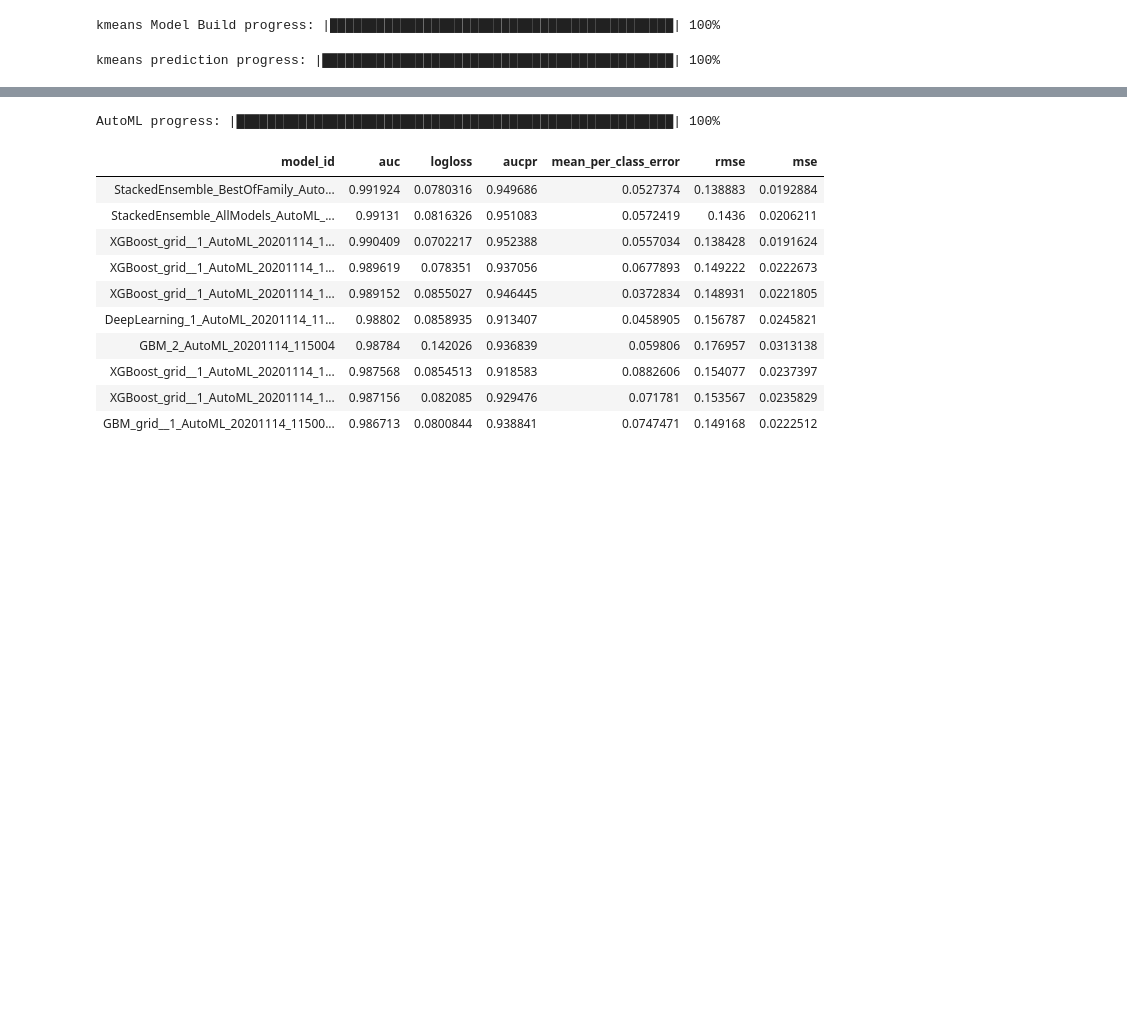
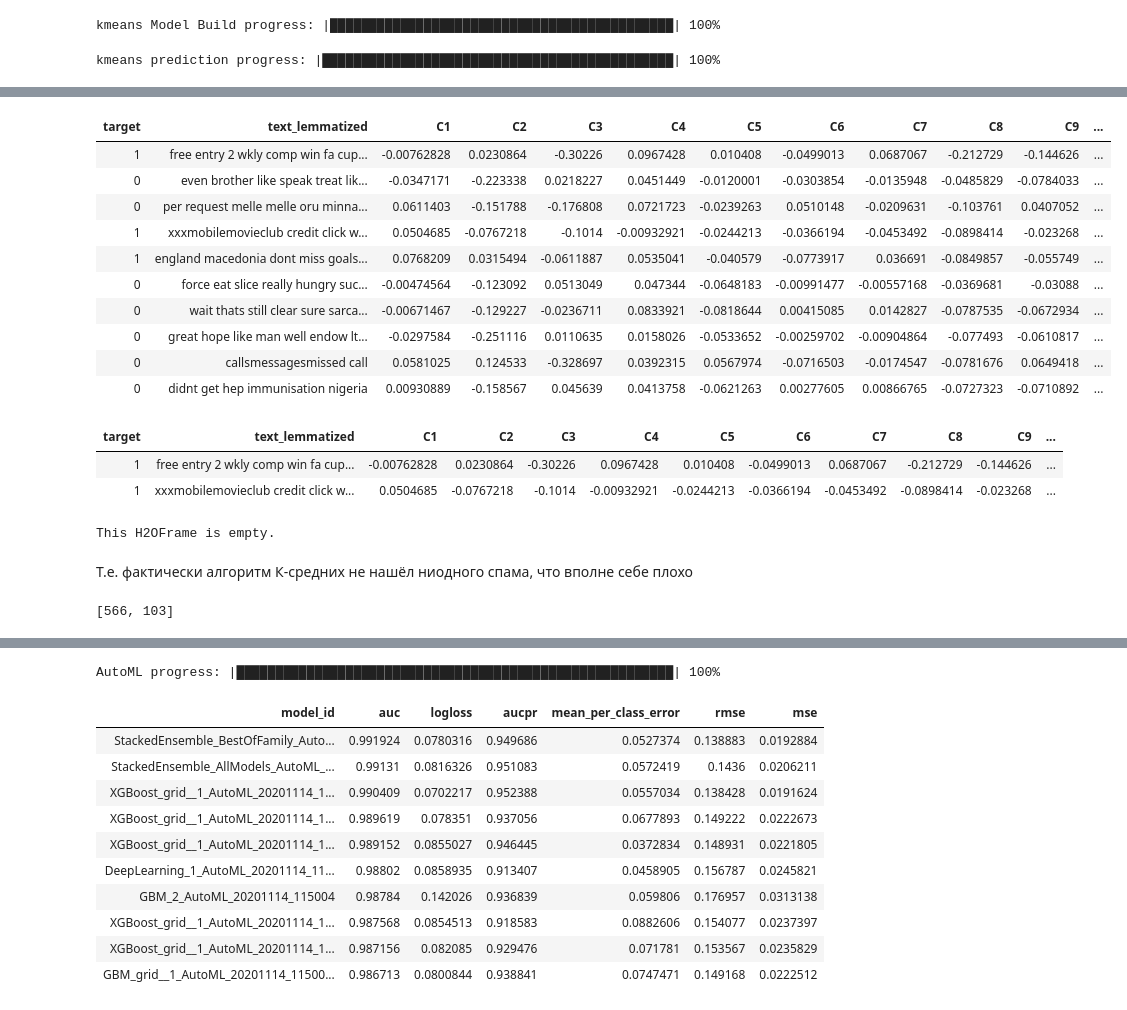
Before and after one commit to AlexAlexeyuk/AlexAlexeyuk, a Jupyter notebook: Alexeyuk_Spam_identification.ipynb, the cells around one changed output, grey strips where cells are left out. Drawn from its saved outputs; the diff is of its cells as text; code cells hidden in the pictures; blank space fills up the shorter version.

```diff
--- a/Alexeyuk_Spam_identification.ipynb
+++ b/Alexeyuk_Spam_identification.ipynb
@@ -694,2 +681,30 @@ pred
 # %%
 test['labels'] =  pred
+# %%
+test.head(10)
+# %% [output]
+| target | text_lemmatized | C1 | C2 | C3 | C4 | C5 | C6 | C7 | C8 | C9 | ... |
+| 1 | free entry 2 wkly comp win fa cup... | -0.00762828 | 0.0230864 | -0.30226 | 0.0967428 | 0.010408 | -0.0499013 | 0.0687067 | -0.212729 | -0.144626 | ... |
+| 0 | even brother like speak treat lik... | -0.0347171 | -0.223338 | 0.0218227 | 0.0451449 | -0.0120001 | -0.0303854 | -0.0135948 | -0.0485829 | -0.0784033 | ... |
+| 0 | per request melle melle oru minna... | 0.0611403 | -0.151788 | -0.176808 | 0.0721723 | -0.0239263 | 0.0510148 | -0.0209631 | -0.103761 | 0.0407052 | ... |
+| 1 | xxxmobilemovieclub credit click w... | 0.0504685 | -0.0767218 | -0.1014 | -0.00932921 | -0.0244213 | -0.0366194 | -0.0453492 | -0.0898414 | -0.023268 | ... |
+| 1 | england macedonia dont miss goals... | 0.0768209 | 0.0315494 | -0.0611887 | 0.0535041 | -0.040579 | -0.0773917 | 0.036691 | -0.0849857 | -0.055749 | ... |
+| 0 | force eat slice really hungry suc... | -0.00474564 | -0.123092 | 0.0513049 | 0.047344 | -0.0648183 | -0.00991477 | -0.00557168 | -0.0369681 | -0.03088 | ... |
+| 0 | wait thats still clear sure sarca... | -0.00671467 | -0.129227 | -0.0236711 | 0.0833921 | -0.0818644 | 0.00415085 | 0.0142827 | -0.0787535 | -0.0672934 | ... |
+| 0 | great hope like man well endow lt... | -0.0297584 | -0.251116 | 0.0110635 | 0.0158026 | -0.0533652 | -0.00259702 | -0.00904864 | -0.077493 | -0.0610817 | ... |
+| 0 | callsmessagesmissed call | 0.0581025 | 0.124533 | -0.328697 | 0.0392315 | 0.0567974 | -0.0716503 | -0.0174547 | -0.0781676 | 0.0649418 | ... |
+| 0 | didnt get hep immunisation nigeria | 0.00930889 | -0.158567 | 0.045639 | 0.0413758 | -0.0621263 | 0.00277605 | 0.00866765 | -0.0727323 | -0.0710892 | ... |
+# %%
+df_spam = test[test['target'] == '1']
+df_spam.head(2)
+# %% [output]
+| target | text_lemmatized | C1 | C2 | C3 | C4 | C5 | C6 | C7 | C8 | C9 | ... |
+| 1 | free entry 2 wkly comp win fa cup... | -0.00762828 | 0.0230864 | -0.30226 | 0.0967428 | 0.010408 | -0.0499013 | 0.0687067 | -0.212729 | -0.144626 | ... |
+| 1 | xxxmobilemovieclub credit click w... | 0.0504685 | -0.0767218 | -0.1014 | -0.00932921 | -0.0244213 | -0.0366194 | -0.0453492 | -0.0898414 | -0.023268 | ... |
+# %%
+true_spam = df_spam[df_spam['labels'] == 1]
+true_spam
+# %% [output]
+This H2OFrame is empty.
+# %% [markdown]
+Т.е. фактически алгоритм К-средних не нашёл ниодного спама, что вполне себе плохо
@@ -695,0 +713,5 @@ test['labels'] =  pred
+# %%
+true_ham = df_ham[df_ham['labels'] == 0]
+true_ham.dim
+# %% [output]
+[566, 103]
```
Also changed, not shown: parts of 25 cells of this notebook.
